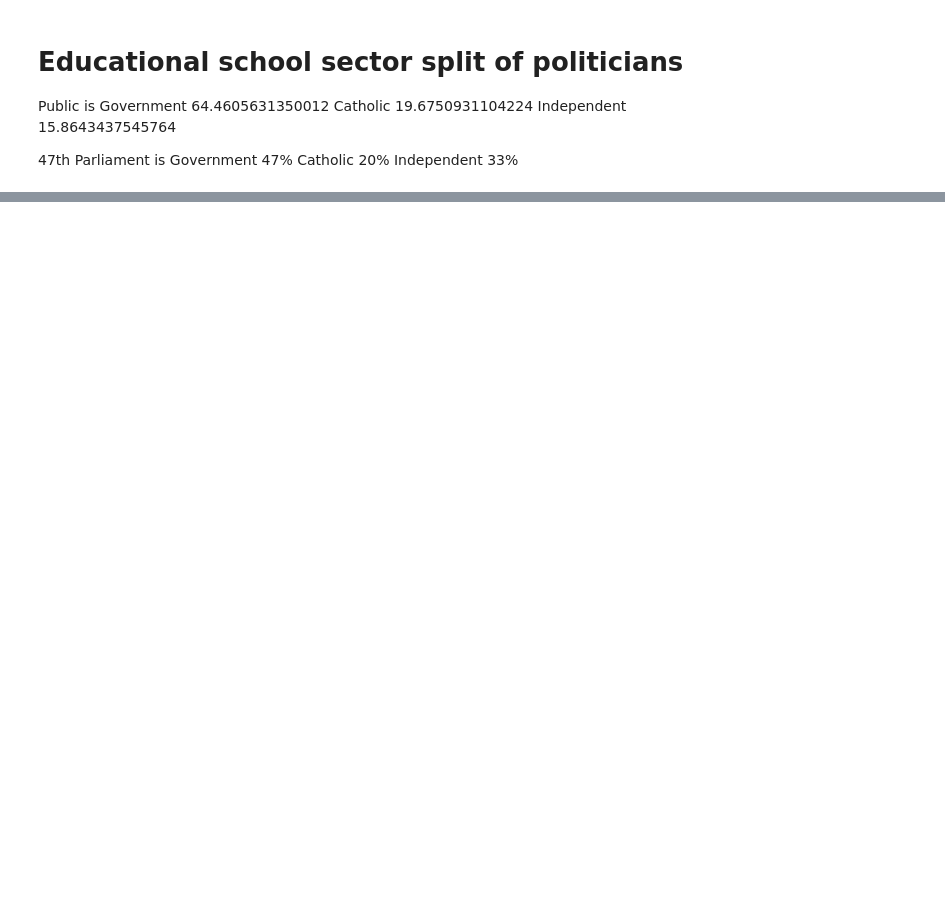
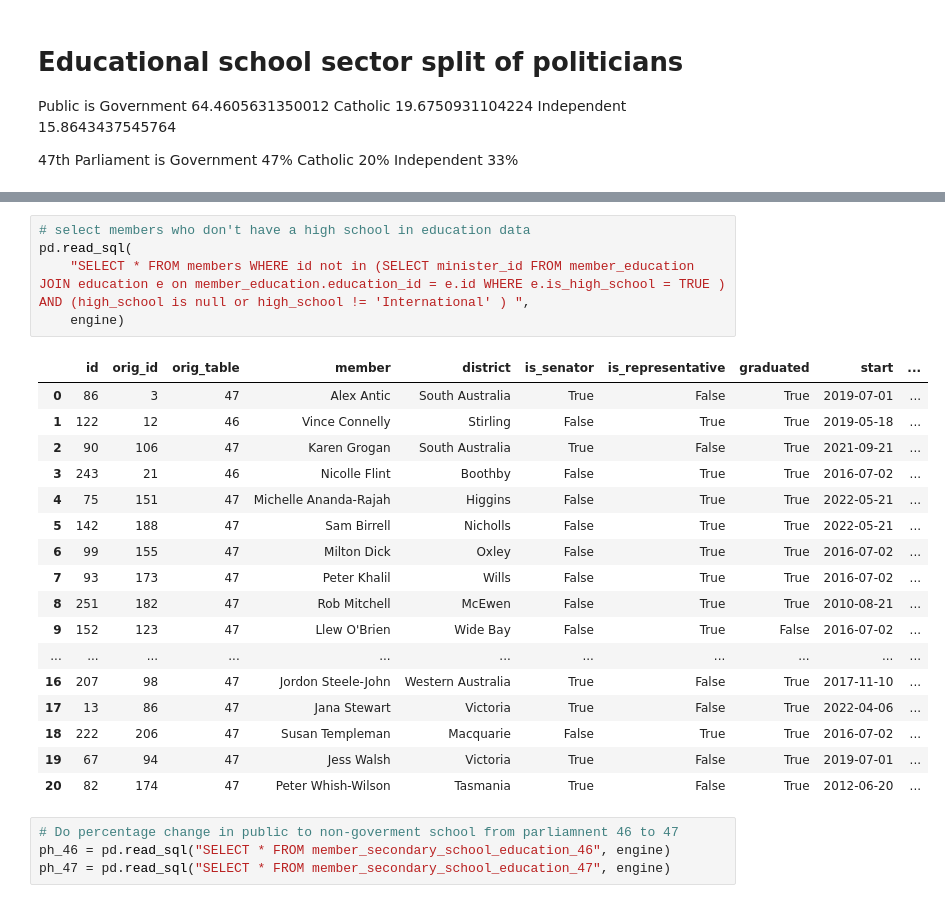
Before and after one commit to Mappboy/apemap, a Jupyter notebook: notebooks/analysis.ipynb, the cells around one changed output, grey strips where cells are left out. Drawn from its saved outputs; the diff is of its cells as text; blank space fills up the shorter version.

```diff
--- a/notebooks/analysis.ipynb
+++ b/notebooks/analysis.ipynb
@@ -207,0 +290,27 @@ create_engine
+# %%
+# select members who don't have a high school in education data
+pd.read_sql(
+    "SELECT * FROM members WHERE id not in (SELECT minister_id FROM member_education JOIN education e on member_education.education_id = e.id WHERE e.is_high_school = TRUE ) AND (high_school is null or high_school != 'International' ) ",
+    engine)
+# %% [output]
+|  | id | orig_id | orig_table | member | district | is_senator | is_representative | graduated | start | ... |
+| 0 | 86 | 3 | 47 | Alex Antic | South Australia | True | False | True | 2019-07-01 | ... |
+| 1 | 122 | 12 | 46 | Vince Connelly | Stirling | False | True | True | 2019-05-18 | ... |
+| 2 | 90 | 106 | 47 | Karen Grogan | South Australia | True | False | True | 2021-09-21 | ... |
+| 3 | 243 | 21 | 46 | Nicolle Flint | Boothby | False | True | True | 2016-07-02 | ... |
+| 4 | 75 | 151 | 47 | Michelle Ananda-Rajah | Higgins | False | True | True | 2022-05-21 | ... |
+| 5 | 142 | 188 | 47 | Sam Birrell | Nicholls | False | True | True | 2022-05-21 | ... |
+| 6 | 99 | 155 | 47 | Milton Dick | Oxley | False | True | True | 2016-07-02 | ... |
+| 7 | 93 | 173 | 47 | Peter Khalil | Wills | False | True | True | 2016-07-02 | ... |
+| 8 | 251 | 182 | 47 | Rob Mitchell | McEwen | False | True | True | 2010-08-21 | ... |
+| 9 | 152 | 123 | 47 | Llew O'Brien | Wide Bay | False | True | False | 2016-07-02 | ... |
+| ... | ... | ... | ... | ... | ... | ... | ... | ... | ... | ... |
+| 16 | 207 | 98 | 47 | Jordon Steele-John | Western Australia | True | False | True | 2017-11-10 | ... |
+| 17 | 13 | 86 | 47 | Jana Stewart | Victoria | True | False | True | 2022-04-06 | ... |
+| 18 | 222 | 206 | 47 | Susan Templeman | Macquarie | False | True | True | 2016-07-02 | ... |
+| 19 | 67 | 94 | 47 | Jess Walsh | Victoria | True | False | True | 2019-07-01 | ... |
+| 20 | 82 | 174 | 47 | Peter Whish-Wilson | Tasmania | True | False | True | 2012-06-20 | ... |
+# %%
+# Do percentage change in public to non-goverment school from parliamnent 46 to 47
+ph_46 = pd.read_sql("SELECT * FROM member_secondary_school_education_46", engine)
+ph_47 = pd.read_sql("SELECT * FROM member_secondary_school_education_47", engine)
```
Also changed, not shown: parts of 31 cells of this notebook, 6 other files.
